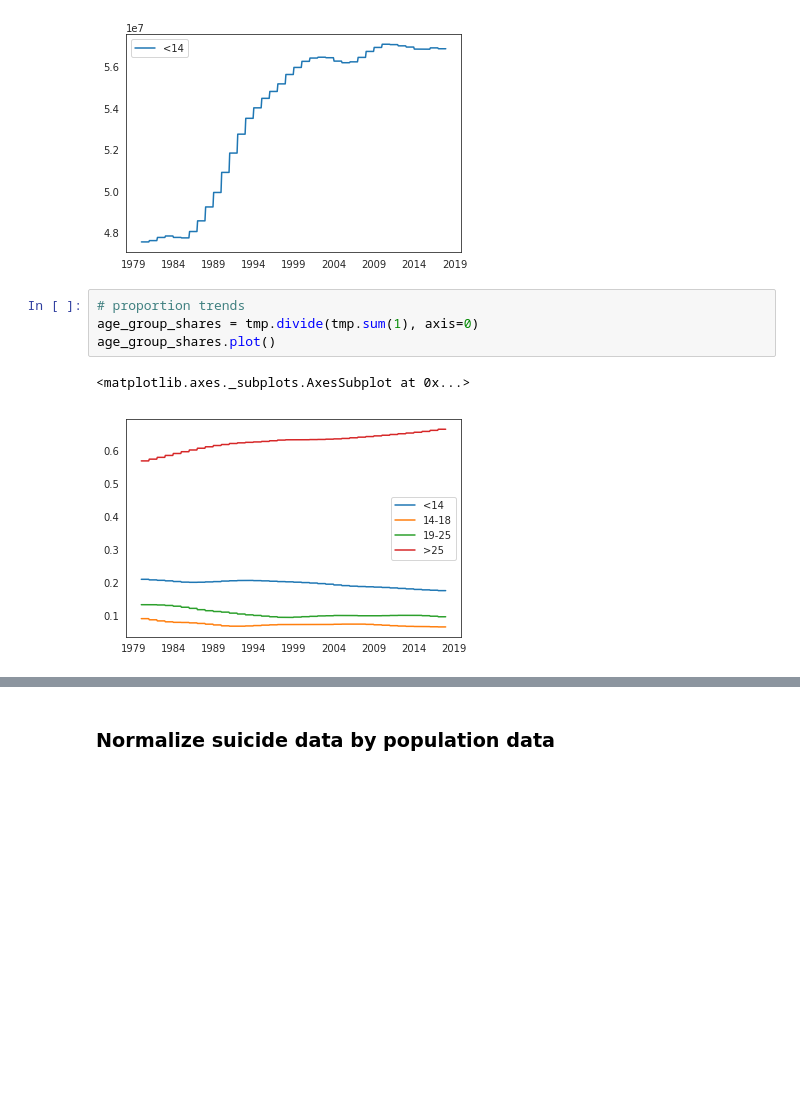
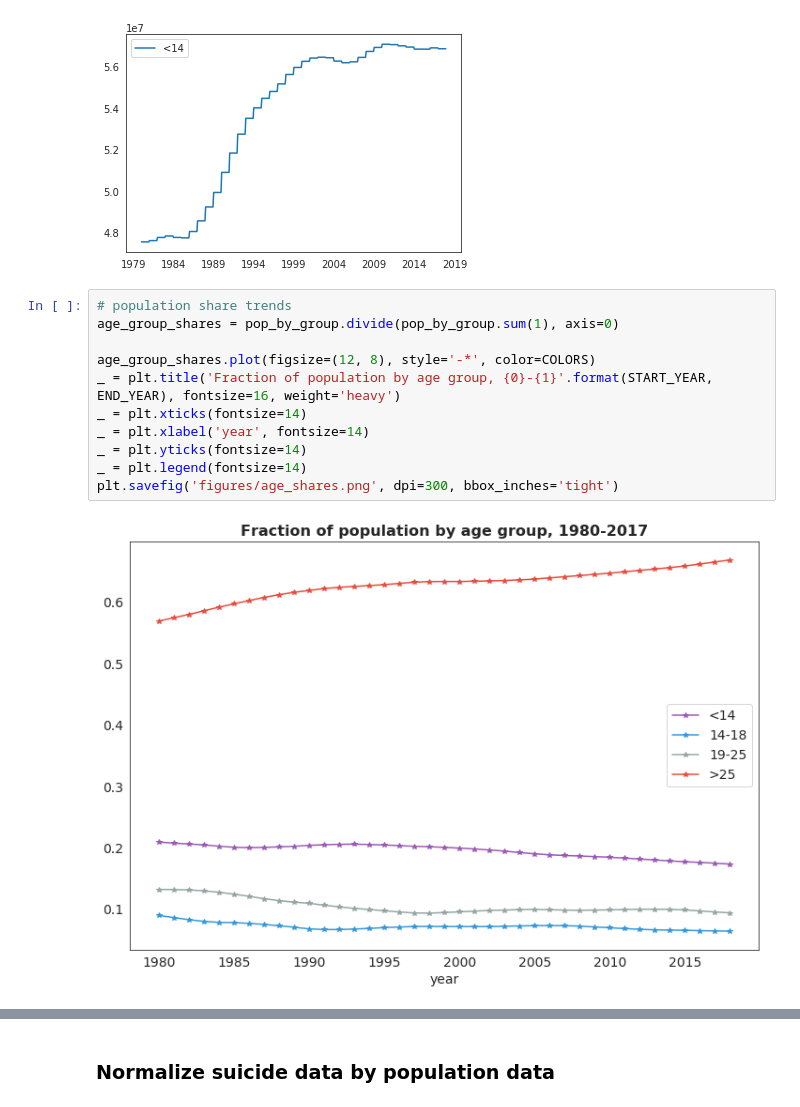
Before and after one commit to basilhalperin/school_suicide, a Jupyter notebook: School suicide analysis.ipynb, the cells around one changed output, grey strips where cells are left out. Cells and saved outputs as stored; diff of their text form; blank space fills up the shorter version.

```diff
--- a/School suicide analysis.ipynb
+++ b/School suicide analysis.ipynb
@@ -840,10 +901,16 @@ tmp[['<14']].plot()
 # %% [output]
 <matplotlib.axes._subplots.AxesSubplot at 0x...>
 [figure]
-# %%
-# proportion trends
-age_group_shares = tmp.divide(tmp.sum(1), axis=0)
-age_group_shares.plot()
-# %% [output]
-<matplotlib.axes._subplots.AxesSubplot at 0x...>
-[figure, removed]
+# %%
+# population share trends
+age_group_shares = pop_by_group.divide(pop_by_group.sum(1), axis=0)
+
+age_group_shares.plot(figsize=(12, 8), style='-*', color=COLORS)
+_ = plt.title('Fraction of population by age group, {0}-{1}'.format(START_YEAR, END_YEAR), fontsize=16, weight='heavy')
+_ = plt.xticks(fontsize=14)
+_ = plt.xlabel('year', fontsize=14)
+_ = plt.yticks(fontsize=14)
+_ = plt.legend(fontsize=14)
+plt.savefig('figures/age_shares.png', dpi=300, bbox_inches='tight')
+# %% [output]
+[figure, added]
```
Also changed, not shown: parts of 40 cells of this notebook, 1 other file.
